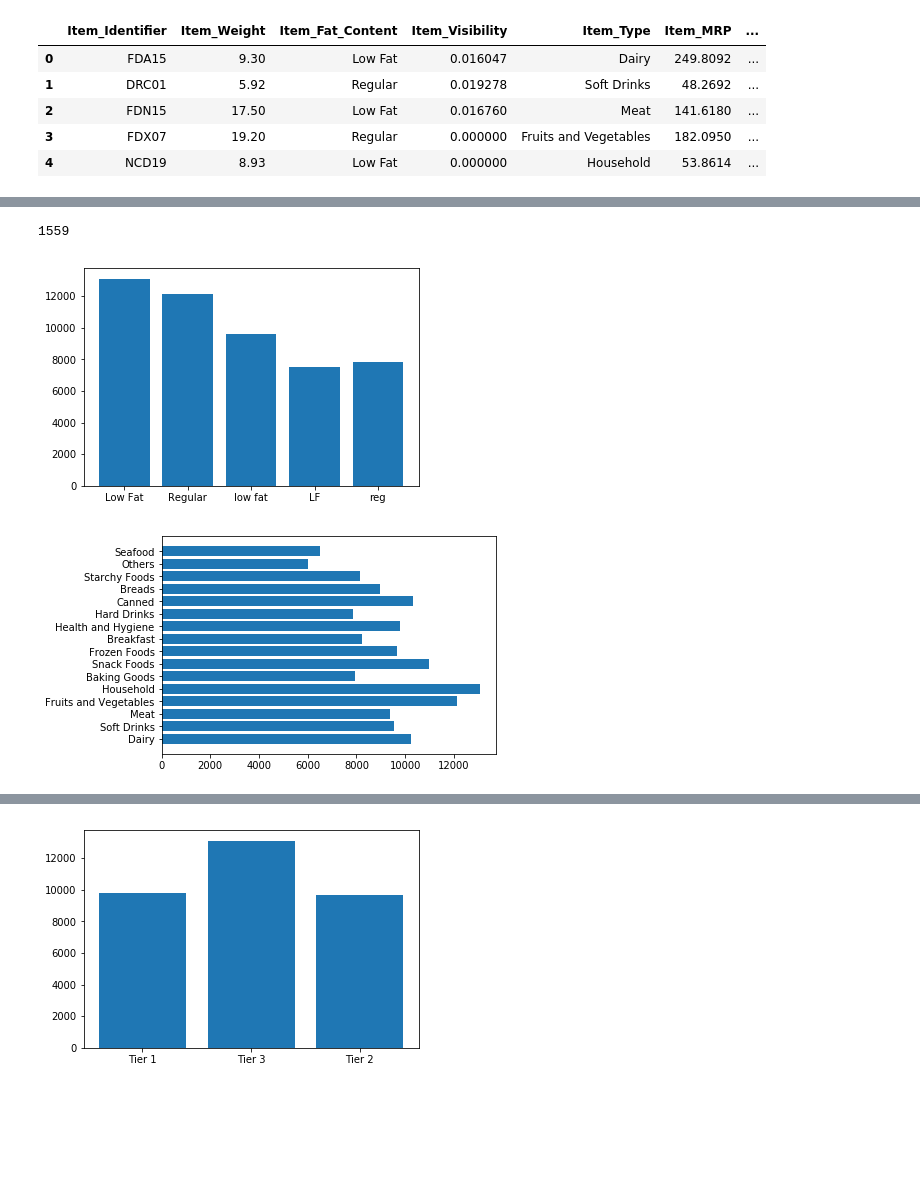
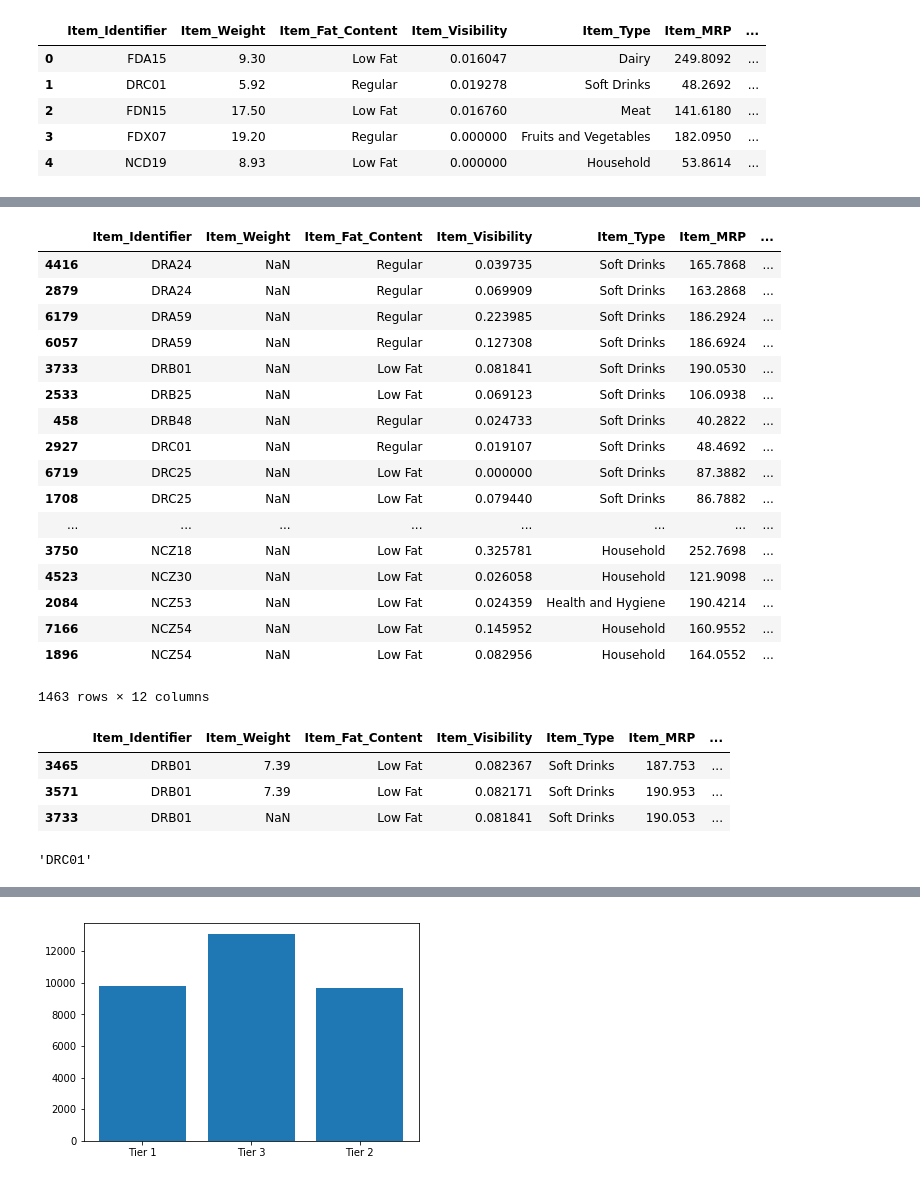
Before and after one commit to Raihanahmed94/analyticsvidhya_Competitions, a Jupyter notebook: Big_Mart/big_Mart.ipynb, the cells around one changed output, grey strips where cells are left out. Saved outputs shown, nothing was run; the diff lists cells and outputs as text; code cells hidden in the pictures; blank space fills up the shorter version.

```diff
--- a/Big_Mart/big_Mart.ipynb
+++ b/Big_Mart/big_Mart.ipynb
@@ -41,14 +86,28 @@ test.head()
+# %%
+train[train.Item_Weight.isnull()].sort_values("Item_Identifier")
+# %% [output]
+|  | Item_Identifier | Item_Weight | Item_Fat_Content | Item_Visibility | Item_Type | Item_MRP | ... |
+| 4416 | DRA24 | NaN | Regular | 0.039735 | Soft Drinks | 165.7868 | ... |
+| 2879 | DRA24 | NaN | Regular | 0.069909 | Soft Drinks | 163.2868 | ... |
+| 6179 | DRA59 | NaN | Regular | 0.223985 | Soft Drinks | 186.2924 | ... |
+| 6057 | DRA59 | NaN | Regular | 0.127308 | Soft Drinks | 186.6924 | ... |
+| 3733 | DRB01 | NaN | Low Fat | 0.081841 | Soft Drinks | 190.0530 | ... |
+| 2533 | DRB25 | NaN | Low Fat | 0.069123 | Soft Drinks | 106.0938 | ... |
+| 458 | DRB48 | NaN | Regular | 0.024733 | Soft Drinks | 40.2822 | ... |
+| 2927 | DRC01 | NaN | Regular | 0.019107 | Soft Drinks | 48.4692 | ... |
+| 6719 | DRC25 | NaN | Low Fat | 0.000000 | Soft Drinks | 87.3882 | ... |
+| 1708 | DRC25 | NaN | Low Fat | 0.079440 | Soft Drinks | 86.7882 | ... |
+| ... | ... | ... | ... | ... | ... | ... | ... |
+| 3750 | NCZ18 | NaN | Low Fat | 0.325781 | Household | 252.7698 | ... |
+| 4523 | NCZ30 | NaN | Low Fat | 0.026058 | Household | 121.9098 | ... |
+| 2084 | NCZ53 | NaN | Low Fat | 0.024359 | Health and Hygiene | 190.4214 | ... |
+| 7166 | NCZ54 | NaN | Low Fat | 0.145952 | Household | 160.9552 | ... |
+| 1896 | NCZ54 | NaN | Low Fat | 0.082956 | Household | 164.0552 | ... |
+1463 rows × 12 columns
 # %%
-train.Item_Identifier.nunique()
+train[train["Item_Identifier"]=='DRB01']
 # %% [output]
-1559
+|  | Item_Identifier | Item_Weight | Item_Fat_Content | Item_Visibility | Item_Type | Item_MRP | ... |
+| 3465 | DRB01 | 7.39 | Low Fat | 0.082367 | Soft Drinks | 187.753 | ... |
+| 3571 | DRB01 | 7.39 | Low Fat | 0.082171 | Soft Drinks | 190.953 | ... |
+| 3733 | DRB01 | NaN | Low Fat | 0.081841 | Soft Drinks | 190.053 | ... |
-# %%
-plt.bar(train['Item_Fat_Content'],train["Item_Outlet_Sales"])
-plt.show()
-# %% [output]
-[figure, removed]
-# %%
-plt.barh(train['Item_Type'],train["Item_Outlet_Sales"])
-plt.show()
-# %% [output]
-[figure, removed]
@@ -54,0 +126,5 @@ plt.show()
+# %%
+item_identifier = train.Item_Identifier.unique()
+item_identifier
+# %% [output]
+'DRC01'
```
Also changed, not shown: parts of 9 cells of this notebook.
